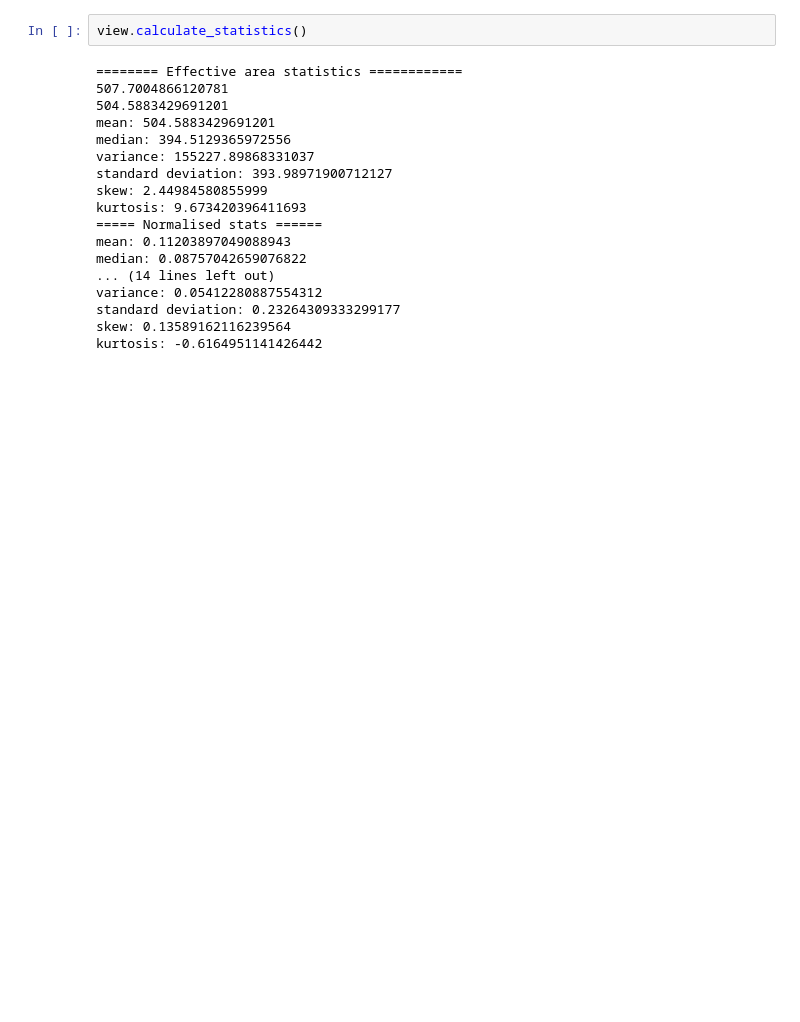
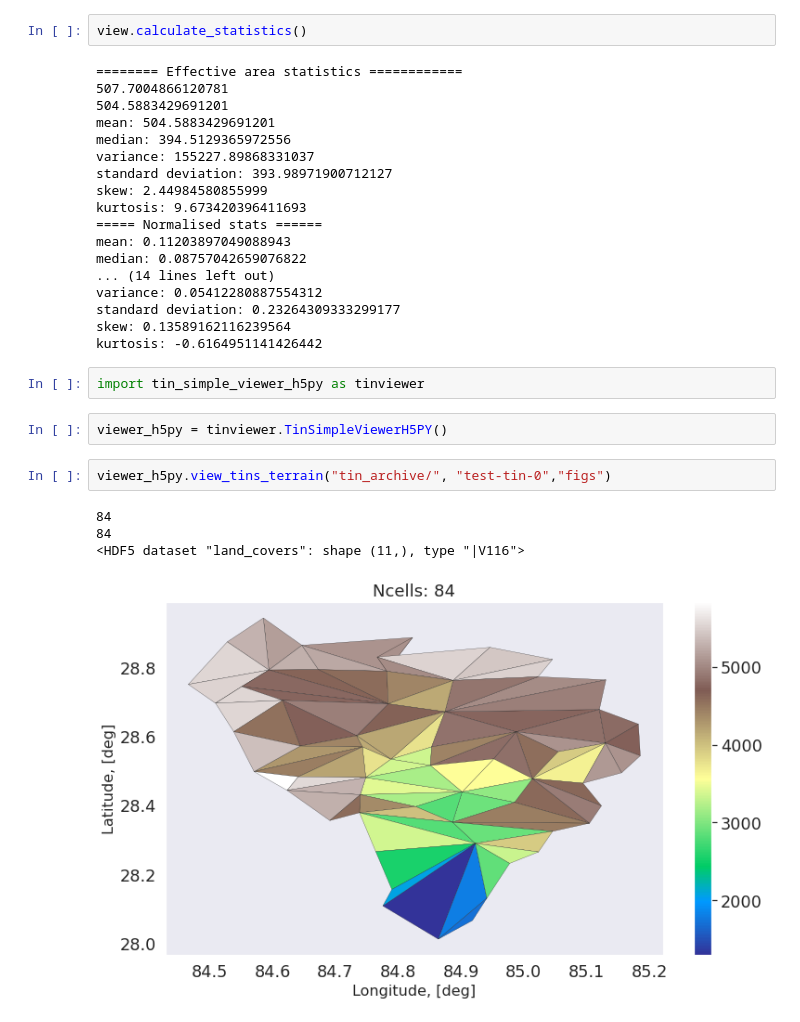
Before and after one commit to osilan/tin_tools, a Jupyter notebook: tin_viewer_test.ipynb, the cells around one changed output. Drawn from its saved outputs; the diff is of its cells as text; blank space fills up the shorter version.

```diff
--- a/tin_viewer_test.ipynb
+++ b/tin_viewer_test.ipynb
@@ -36,3 +36,14 @@ variance: 0.05412280887554312
 standard deviation: 0.23264309333299177
 skew: 0.13589162116239564
 kurtosis: -0.6164951141426442
+# %%
+import tin_simple_viewer_h5py as tinviewer
+# %%
+viewer_h5py = tinviewer.TinSimpleViewerH5PY()
+# %%
+viewer_h5py.view_tins_terrain("tin_archive/", "test-tin-0","figs")
+# %% [output]
+84
+84
+<HDF5 dataset "land_covers": shape (11,), type "|V116">
+[figure, added]
```
Also changed, not shown: parts of 1 cell of this notebook, 5 other files.
